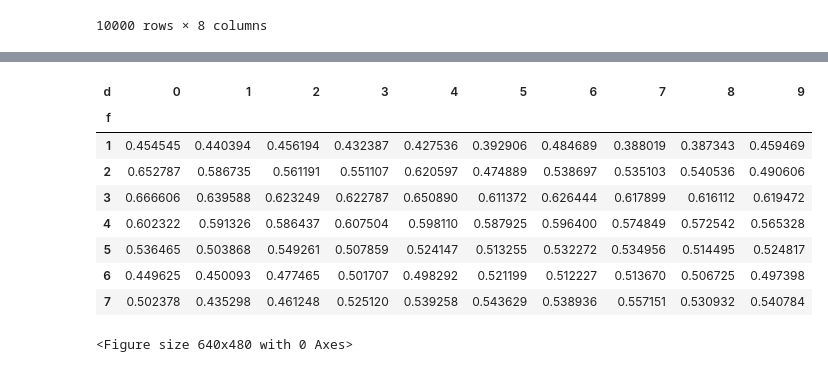
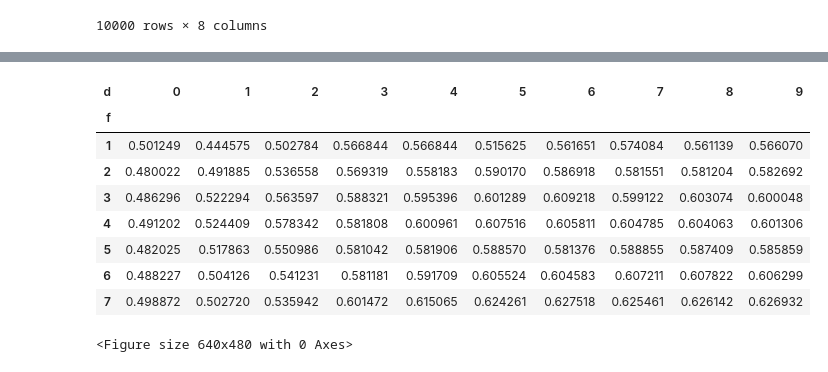
Before and after one commit to thesisyphean/neolithic-abm, a Jupyter notebook: plot.ipynb, the cells around one changed output, grey strips where cells are left out. Drawn from its saved outputs; the diff is of its cells as text; code cells hidden in the pictures.

```diff
--- a/plot.ipynb
+++ b/plot.ipynb
@@ -23,14 +23,19 @@ data
 # %%
 dataframes = []
 
-for type in ["A"]: # ["A", "D", "S"]:
+for type in ["S"]: # ["A", "D", "S"]:
     path = f"results/{type}/"
     for file in os.listdir(path):
-        data = pd.read_csv(path + file).tail(1)
+        data = pd.read_csv(path + file)
+
+        # data = data.tail(1)
+        data = pd.DataFrame([data.mean()])
+
         parts = file.split(".")[0].split("_")
         data["f"] = int(parts[2])
         data["d"] = int(parts[4])
         # data["Egalitarianism"] = data["Egalitarianism"].fillna(0)
+        data["Cooperation"] = (data["PeerTransfer"] + data["SubTransfer"]) / 2
         dataframes.append(data)
 
 dataframe = pd.concat(dataframes)
@@ -52,23 +57,23 @@ dataframe
 # %%
 sns.set_theme()
 plt.figure()
 
 dataframe = dataframe.pivot(index="f", columns="d", values="Egalitarianism")
-# weirdly high value distorting data
-dataframe.iloc[1].iloc[0] = 2.2
-dataframe = dataframe.drop(0)
-dataframe = dataframe.apply(lambda x: 1/x)
+# f0 wasn't present in previous papers because its unrepresentative
+dataframe.drop(0, inplace=True)
+dataframe = dataframe.apply(lambda x: 1/x) # if not x.isnan() else 0.0, inplace=True)
+dataframe.iloc[0].iloc[4] = dataframe.iloc[0].iloc[3]
 dataframe
 # %% [output]
 | d | 0 | 1 | 2 | 3 | 4 | 5 | 6 | 7 | 8 | 9 |
 | f |  |  |  |  |  |  |  |  |  |  |
-| 1 | 0.454545 | 0.440394 | 0.456194 | 0.432387 | 0.427536 | 0.392906 | 0.484689 | 0.388019 | 0.387343 | 0.459469 |
-| 2 | 0.652787 | 0.586735 | 0.561191 | 0.551107 | 0.620597 | 0.474889 | 0.538697 | 0.535103 | 0.540536 | 0.490606 |
-| 3 | 0.666606 | 0.639588 | 0.623249 | 0.622787 | 0.650890 | 0.611372 | 0.626444 | 0.617899 | 0.616112 | 0.619472 |
-| 4 | 0.602322 | 0.591326 | 0.586437 | 0.607504 | 0.598110 | 0.587925 | 0.596400 | 0.574849 | 0.572542 | 0.565328 |
-| 5 | 0.536465 | 0.503868 | 0.549261 | 0.507859 | 0.524147 | 0.513255 | 0.532272 | 0.534956 | 0.514495 | 0.524817 |
-| 6 | 0.449625 | 0.450093 | 0.477465 | 0.501707 | 0.498292 | 0.521199 | 0.512227 | 0.513670 | 0.506725 | 0.497398 |
-| 7 | 0.502378 | 0.435298 | 0.461248 | 0.525120 | 0.539258 | 0.543629 | 0.538936 | 0.557151 | 0.530932 | 0.540784 |
+| 1 | 0.501249 | 0.444575 | 0.502784 | 0.566844 | 0.566844 | 0.515625 | 0.561651 | 0.574084 | 0.561139 | 0.566070 |
+| 2 | 0.480022 | 0.491885 | 0.536558 | 0.569319 | 0.558183 | 0.590170 | 0.586918 | 0.581551 | 0.581204 | 0.582692 |
+| 3 | 0.486296 | 0.522294 | 0.563597 | 0.588321 | 0.595396 | 0.601289 | 0.609218 | 0.599122 | 0.603074 | 0.600048 |
+| 4 | 0.491202 | 0.524409 | 0.578342 | 0.581808 | 0.600961 | 0.607516 | 0.605811 | 0.604785 | 0.604063 | 0.601306 |
+| 5 | 0.482025 | 0.517863 | 0.550986 | 0.581042 | 0.581906 | 0.588570 | 0.581376 | 0.588855 | 0.587409 | 0.585859 |
+| 6 | 0.488227 | 0.504126 | 0.541231 | 0.581181 | 0.591709 | 0.605524 | 0.604583 | 0.607211 | 0.607822 | 0.606299 |
+| 7 | 0.498872 | 0.502720 | 0.535942 | 0.601472 | 0.615065 | 0.624261 | 0.627518 | 0.625461 | 0.626142 | 0.626932 |
 <Figure size 640x480 with 0 Axes>
 # %%
 sns.heatmap(data=dataframe, cmap="YlGnBu")
```
Also changed, not shown: parts of 2 cells of this notebook, 4 other files.
